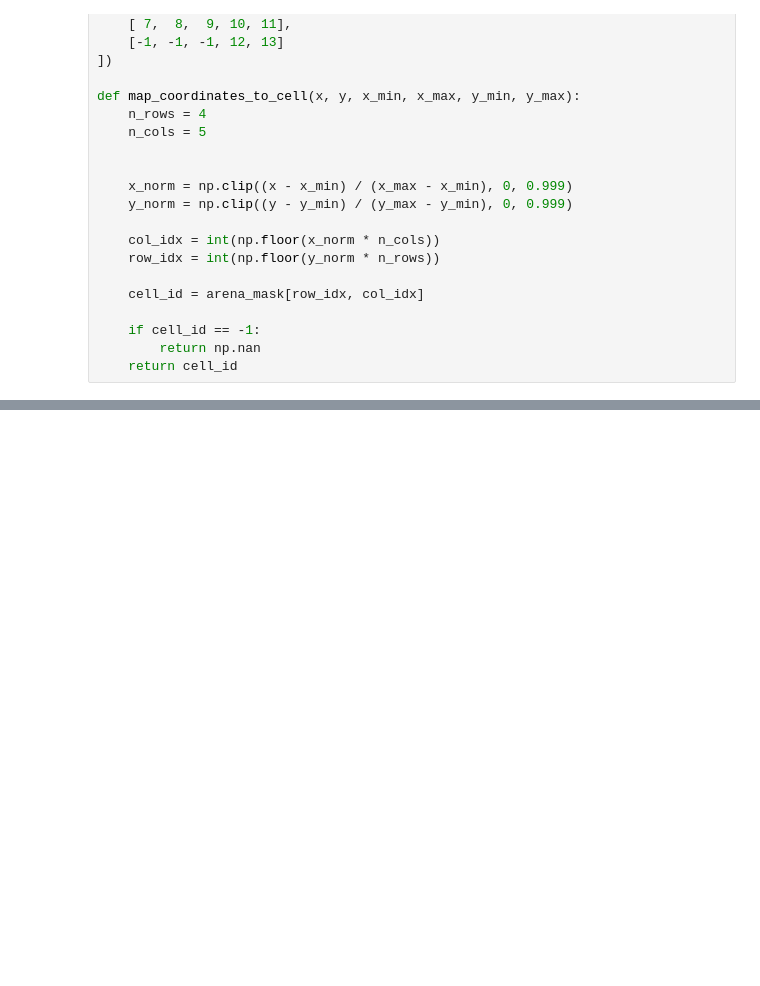
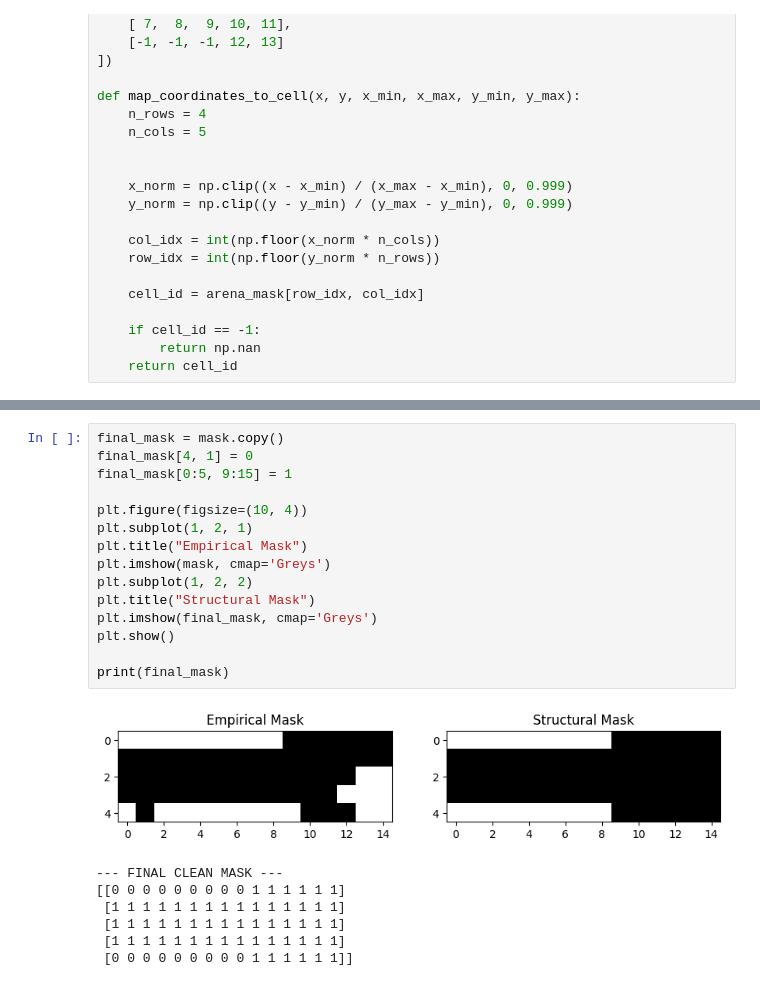
Before and after one commit to hridaik/social-defeat, a Jupyter notebook: dlc.ipynb, the cells around one changed output, grey strips where cells are left out. Saved outputs shown, nothing was run; the diff lists cells and outputs as text; blank space fills up the shorter version.

```diff
--- a/dlc.ipynb
+++ b/dlc.ipynb
@@ -113,0 +151,23 @@ array([[0, 0, 0, 0, 0, 0, 0, 0, 0, 1, 1, 1, 1, 1, 1],
+# %%
+final_mask = mask.copy()
+final_mask[4, 1] = 0
+final_mask[0:5, 9:15] = 1
+
+plt.figure(figsize=(10, 4))
+plt.subplot(1, 2, 1)
+plt.title("Empirical Mask")
+plt.imshow(mask, cmap='Greys')
+plt.subplot(1, 2, 2)
+plt.title("Structural Mask")
+plt.imshow(final_mask, cmap='Greys')
+plt.show()
+
+print(final_mask)
+# %% [output]
+[figure, added]
+--- FINAL CLEAN MASK ---
+[[0 0 0 0 0 0 0 0 0 1 1 1 1 1 1]
+ [1 1 1 1 1 1 1 1 1 1 1 1 1 1 1]
+ [1 1 1 1 1 1 1 1 1 1 1 1 1 1 1]
+ [1 1 1 1 1 1 1 1 1 1 1 1 1 1 1]
+ [0 0 0 0 0 0 0 0 0 1 1 1 1 1 1]]
```
Also changed, not shown: parts of 5 cells of this notebook, 4 other files.
